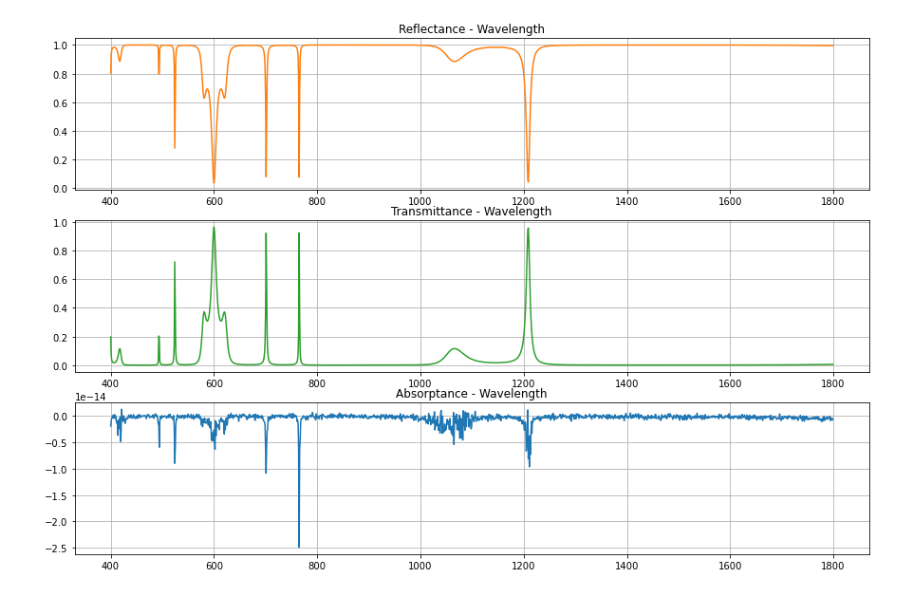
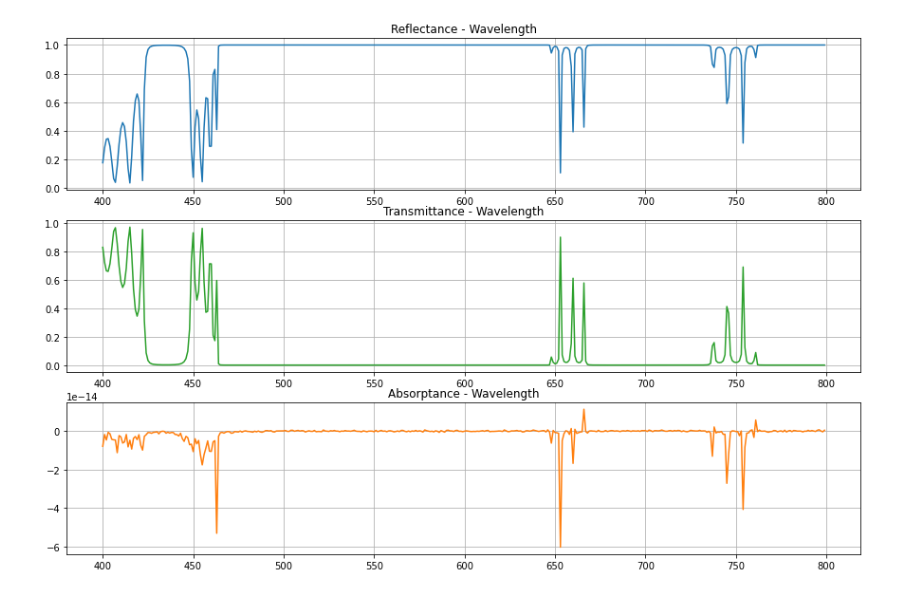
Before and after one commit to bahadirmaktav/Multilayer-Analysis, a Jupyter notebook: Multilayer Analysis Code - Current Version/testsAnalysis1.ipynb, the cells around one changed output. Drawn from its saved outputs; the diff is of its cells as text; code cells hidden in the pictures.

Commit message:
New test sequences added.

```diff
--- a/Multilayer Analysis Code - Current Version/testsAnalysis1.ipynb
+++ b/Multilayer Analysis Code - Current Version/testsAnalysis1.ipynb
@@ -3,36 +3,45 @@
 # L -> Low Index Layer Translational Matrix
 # M -> Medium Index Layer Translational Matrix
 # D -> Defect Layer Translational Matrix
 # A -> Air Layer Inverse Dynamical Matrix
 # S -> Substrate Layer Inverse Dynamical Matrix
 # T -> Metal Thin Layer Inverse Dynamical Matrix
 from multilayerAnalysis import MultilayerAnalysis
 import matplotlib.pyplot as plt
 import numpy as np
-designWaveLength = 600.0
+designWaveLength = 700.0
 thicknessDividerCoefficient = 4.0
+# ----------------------You can Write your own sequence here with using the letter table above.----------------------
 multilayerSequenceThue = "A(HLMLMHLMHHLMLMHHLMHLMLMH)^(1)S"
-multilayerSequenceFibonacci = "AT(LHLHLLHL)^(2)D(LHLHLLHL)^(2)HS"
-multilyaerSequenceTest = "A(HLLHLLHLHLLHL)^(2)(LHHLHLLHHLLHLHHL)^(1)S"
+multilayerSequenceFibonacciWithMetalLayer = "AT(LHLHLLHL)^(2)D(LHLHLLHL)^(2)HS"
+multilayerSequenceFibonacci = "A(LHLHLLHL)^(5)S"
+multilayerSequenceTestThueFiboCombined = "A(HLLHLLHLHLLHL)^(2)(LHHLHLLHHLLHLHHL)^(1)S"
+multilayerSequenceTestThueLuckyCombined = "ATLHLLHLHHLLHHLHLLHLHHLHHHHLHHLHHLHLS"
+#--My Sequence Tests
+multilayerSequenceTestPisano01 = "A(LLLHHLHHLHH)^(1)S" #First Fibonacci mod8, then mod2 of Pisano Period. 1->H, 0->L.
+multilayerSequenceTestPisano02 = "A(HHLHHHLLLLHLLLH)^(2)S" #First Fibonacci mod7, then mod2 of Pisano Period. 1->H, 0->L.
+multilayerSequenceTestPisano03 = "A(LLLHHLHHLHH)^(2)(HHLHHHLLLLHLLLH)^(2)S" #Pisano01 and Pisano02 series combined.
+
+# -------------------------------------------------------------------------------------------------------------------
 absorptance = []
 reflectance = []
 transmittance = []
-wavelength = np.arange(400, 1800)
+wavelength = np.arange(400, 800)
 for wavelengthCounter in wavelength:
     instance = MultilayerAnalysis(designWaveLength, thicknessDividerCoefficient, wavelengthCounter)
-    totalSystemMatrix = instance.TotalSystemMatrixCal(multilayerSequenceThue)
+    totalSystemMatrix = instance.TotalSystemMatrixCal(multilayerSequenceTestPisano01)
     reflectance.append(instance.ReflectanceCal(totalSystemMatrix))
     transmittance.append(instance.TransmittanceCal(totalSystemMatrix))
     absorptance.append(instance.AbsorptanceCal(totalSystemMatrix))
 fig, axs = plt.subplots(3, figsize=(15, 10))
 axs[0].plot(wavelength, reflectance, 'tab:blue')
 axs[1].plot(wavelength, transmittance, 'tab:green')
 axs[2].plot(wavelength, absorptance,'tab:orange')
 axs[0].title.set_text('Reflectance - Wavelength')
 axs[1].title.set_text('Transmittance - Wavelength')
 axs[2].title.set_text('Absorptance - Wavelength')
 axs[0].grid(True)
 axs[1].grid(True)
 axs[2].grid(True)
 # %% [output]
-[figure, old version]
+[figure, new version]
```
